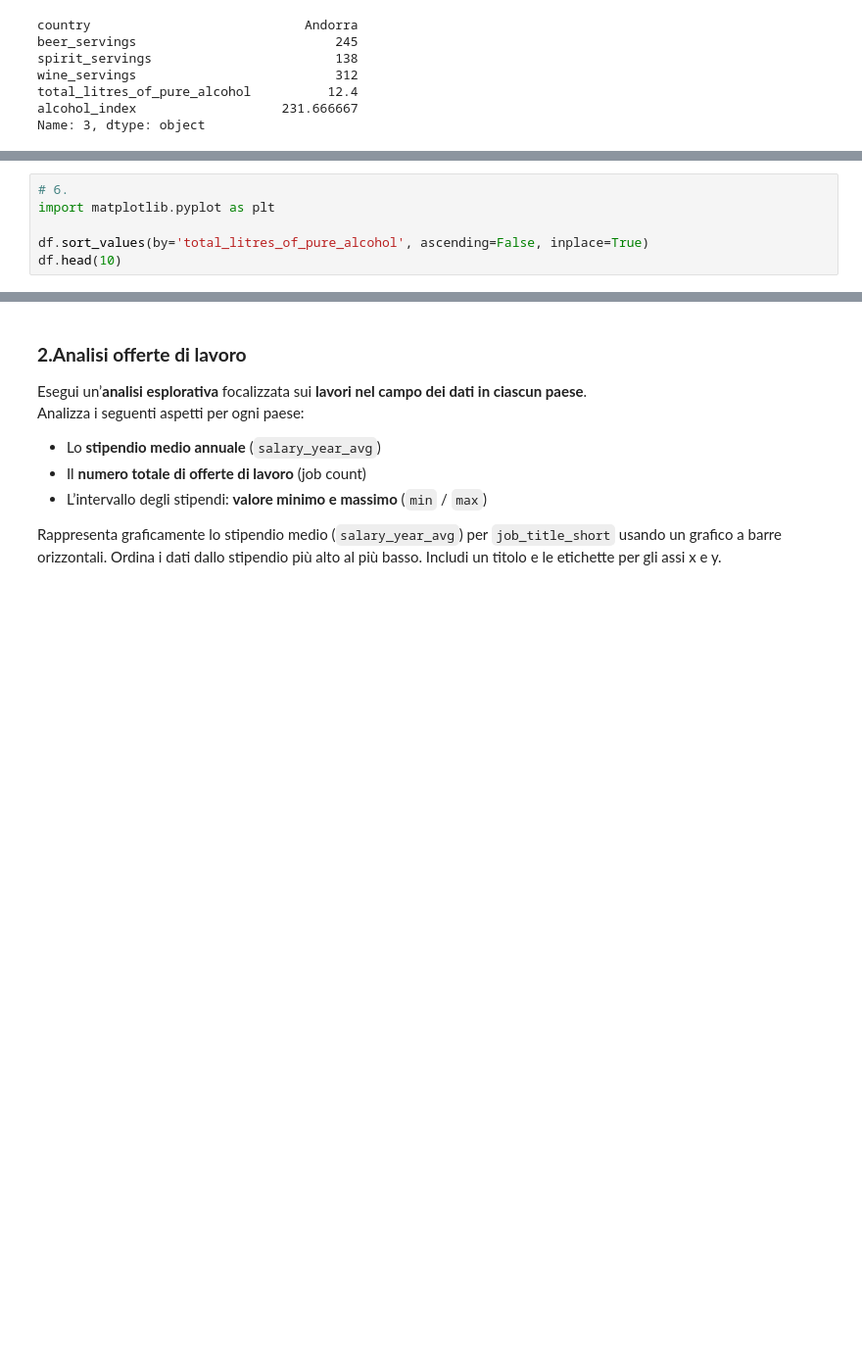
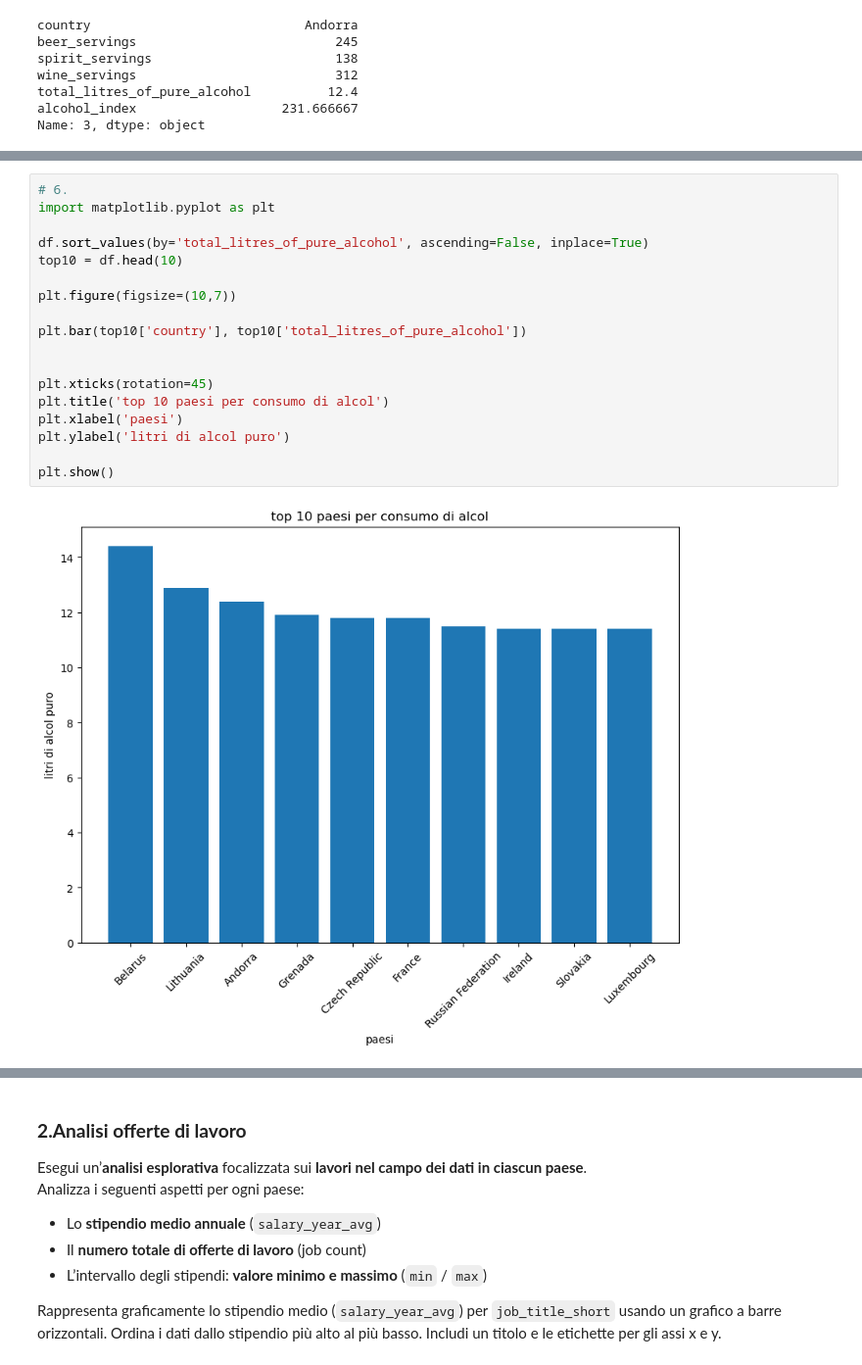
Before and after one commit to mattialuvisetto/ProgrammingLab, a Jupyter notebook: ESERCIZILAB2/3.5_Esercizi_lez_3.ipynb, the cells around one changed output, grey strips where cells are left out. Shown at 98% size. Drawn from its saved outputs; the diff is of its cells as text; blank space fills up the shorter version.

```diff
--- a/ESERCIZILAB2/3.5_Esercizi_lez_3.ipynb
+++ b/ESERCIZILAB2/3.5_Esercizi_lez_3.ipynb
@@ -104,6 +104,20 @@ df[df["beer_servings"] > 100]
 # %%
 # 6.
 import matplotlib.pyplot as plt
 
 df.sort_values(by='total_litres_of_pure_alcohol', ascending=False, inplace=True)
-df.head(10)
+top10 = df.head(10)
+
+plt.figure(figsize=(10,7))
+
+plt.bar(top10['country'], top10['total_litres_of_pure_alcohol'])
+
+
+plt.xticks(rotation=45)
+plt.title('top 10 paesi per consumo di alcol')
+plt.xlabel('paesi')
+plt.ylabel('litri di alcol puro')
+
+plt.show()
+# %% [output]
+[figure, added]
```
Also changed, not shown: parts of 8 cells of this notebook.
